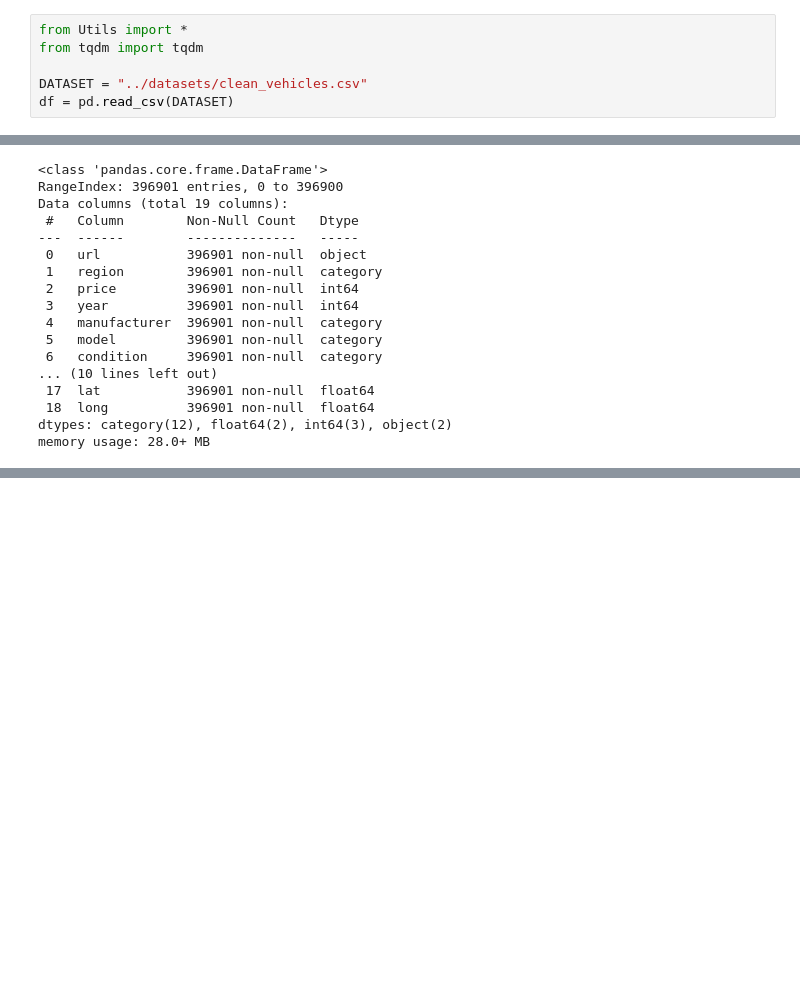
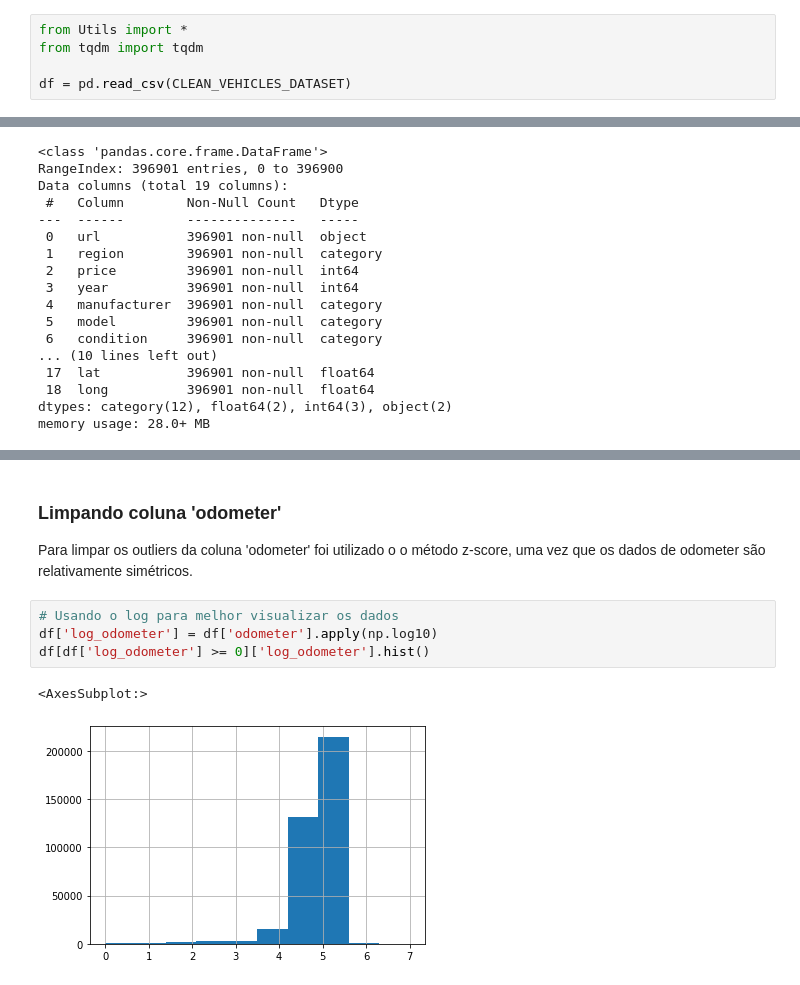
Before and after one commit to mbs8/IF679-ciencia-de-dados, a Jupyter notebook: notebooks/2-pre_processing.ipynb, the cells around one changed output, grey strips where cells are left out. Drawn from its saved outputs; the diff is of its cells as text; blank space fills up the shorter version.

Commit message:
Limpeza dos dados das colunas 'price' e 'odometer'; Refatoração do notebook 2; Novas constantes dos paths dos datasets; Método para calcular o z-score a partir de uma coluna.

```diff
--- a/notebooks/2-pre_processing.ipynb
+++ b/notebooks/2-pre_processing.ipynb
@@ -11,8 +11,7 @@ Este notebook usa o 'clean_vehicles.csv' como dataset, que já não tem mais as
 from Utils import *
 from tqdm import tqdm
 
-DATASET = "../datasets/clean_vehicles.csv"
-df = pd.read_csv(DATASET)
+df = pd.read_csv(CLEAN_VEHICLES_DATASET)
 # %% [markdown]
 ## Definição de tipos
 Olhando para a tabela que descreve o dataset em '1-initial-analysis.ipynb' e pela análise feita no notebook, os dados foram definidos nos formatos abaixo.
@@ -437,0 +485,10 @@ AttributeError: 'Index' object has no attribute 'hist'
+# %% [markdown]
+### Limpando coluna 'odometer'
+Para limpar os outliers da coluna 'odometer' foi utilizado o o método z-score, uma vez que os dados de odometer são relativamente simétricos.
+# %%
+# Usando o log para melhor visualizar os dados
+df['log_odometer'] = df['odometer'].apply(np.log10)
+df[df['log_odometer'] >= 0]['log_odometer'].hist()
+# %% [output]
+<AxesSubplot:>
+[figure, added]
```
Also changed, not shown: parts of 30 cells of this notebook, 2 other files.
